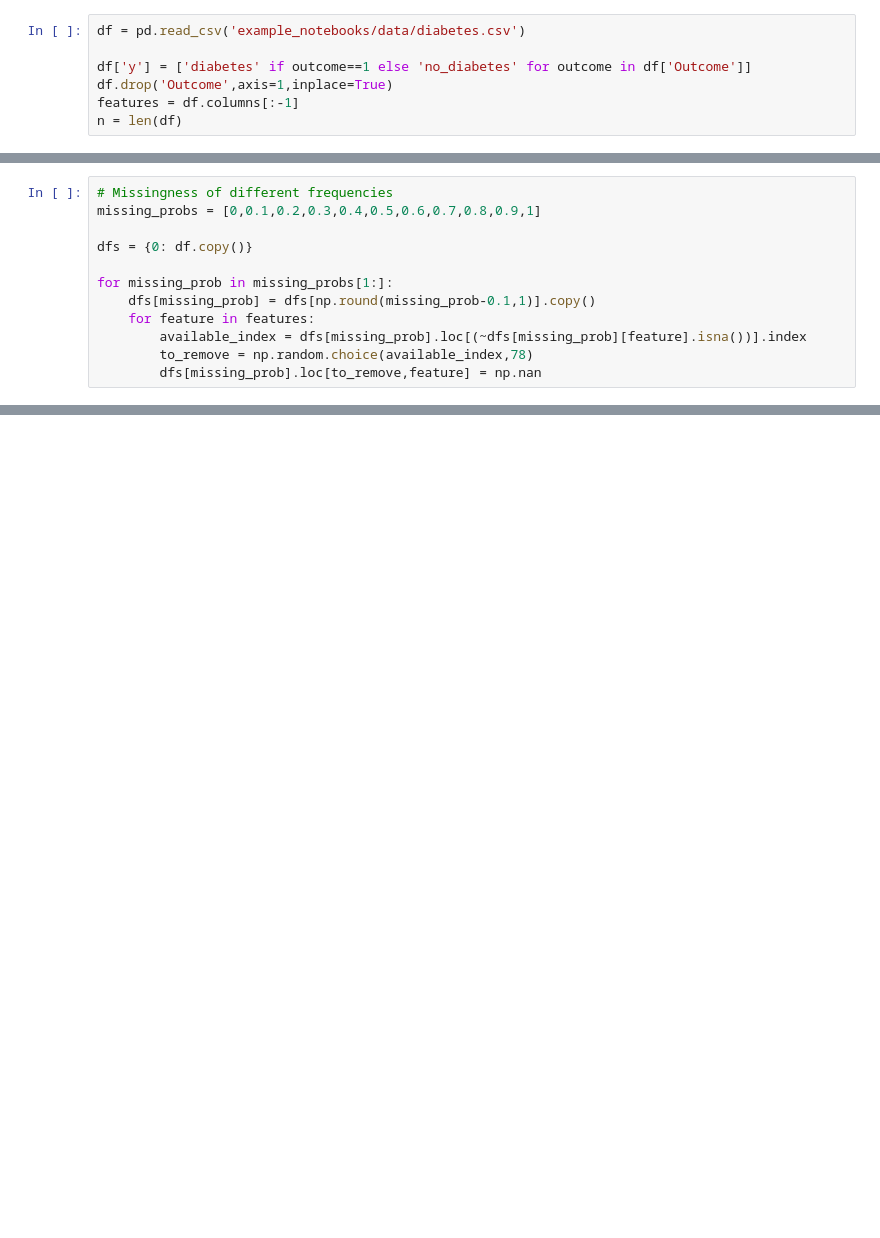
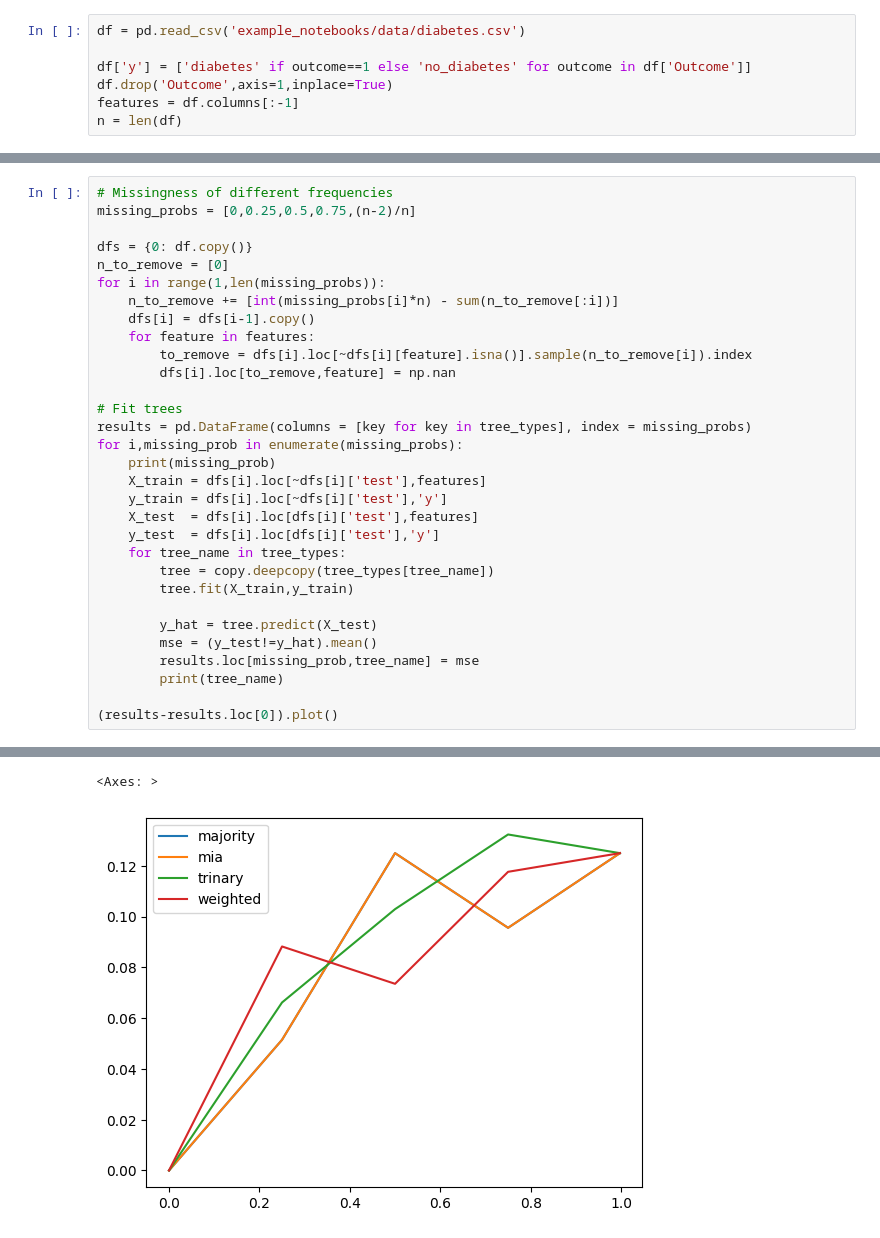
Before and after one commit to henningzakrisson/trinary-tree, a Jupyter notebook: example_notebooks/MCAR_examples_diabetes.ipynb, the cells around one changed output, grey strips where cells are left out. Drawn from its saved outputs; the diff is of its cells as text; blank space fills up the shorter version.

```diff
--- a/example_notebooks/MCAR_examples_diabetes.ipynb
+++ b/example_notebooks/MCAR_examples_diabetes.ipynb
@@ -35,13 +35,33 @@ tree_types = {'majority': BinaryTree(max_depth=max_depth, min_samples_leaf=min_s
               'weighted': WeightedTree(max_depth=max_depth, min_samples_leaf=min_samples_leaf)}
-# %%
-# Missingness of different frequencies
-missing_probs = [0,0.1,0.2,0.3,0.4,0.5,0.6,0.7,0.8,0.9,1]
-
-dfs = {0: df.copy()}
-
-for missing_prob in missing_probs[1:]:
-    dfs[missing_prob] = dfs[np.round(missing_prob-0.1,1)].copy()
-    for feature in features:
-        available_index = dfs[missing_prob].loc[(~dfs[missing_prob][feature].isna())].index
-        to_remove = np.random.choice(available_index,78)
-        dfs[missing_prob].loc[to_remove,feature] = np.nan
+# %%
+# Missingness of different frequencies
+missing_probs = [0,0.25,0.5,0.75,(n-2)/n]
+
+dfs = {0: df.copy()}
+n_to_remove = [0]
+for i in range(1,len(missing_probs)):
+    n_to_remove += [int(missing_probs[i]*n) - sum(n_to_remove[:i])]
+    dfs[i] = dfs[i-1].copy()
+    for feature in features:
+        to_remove = dfs[i].loc[~dfs[i][feature].isna()].sample(n_to_remove[i]).index
+        dfs[i].loc[to_remove,feature] = np.nan
+
+# Fit trees
+results = pd.DataFrame(columns = [key for key in tree_types], index = missing_probs)
+for i,missing_prob in enumerate(missing_probs):
+    print(missing_prob)
+    X_train = dfs[i].loc[~dfs[i]['test'],features]
+    y_train = dfs[i].loc[~dfs[i]['test'],'y']
+    X_test  = dfs[i].loc[dfs[i]['test'],features]
+    y_test  = dfs[i].loc[dfs[i]['test'],'y']
+    for tree_name in tree_types:
+        tree = copy.deepcopy(tree_types[tree_name])
+        tree.fit(X_train,y_train)
+
+        y_hat = tree.predict(X_test)
+        mse = (y_test!=y_hat).mean()
+        results.loc[missing_prob,tree_name] = mse
+        print(tree_name)
+
+(results-results.loc[0]).plot()
+# %% [output]
@@ -48 +85,3 @@ for missing_prob in missing_probs[1:]:
+<Axes: >
+[figure, added]
 # %%
```
Also changed, not shown: parts of 5 cells of this notebook, 2 other files.
